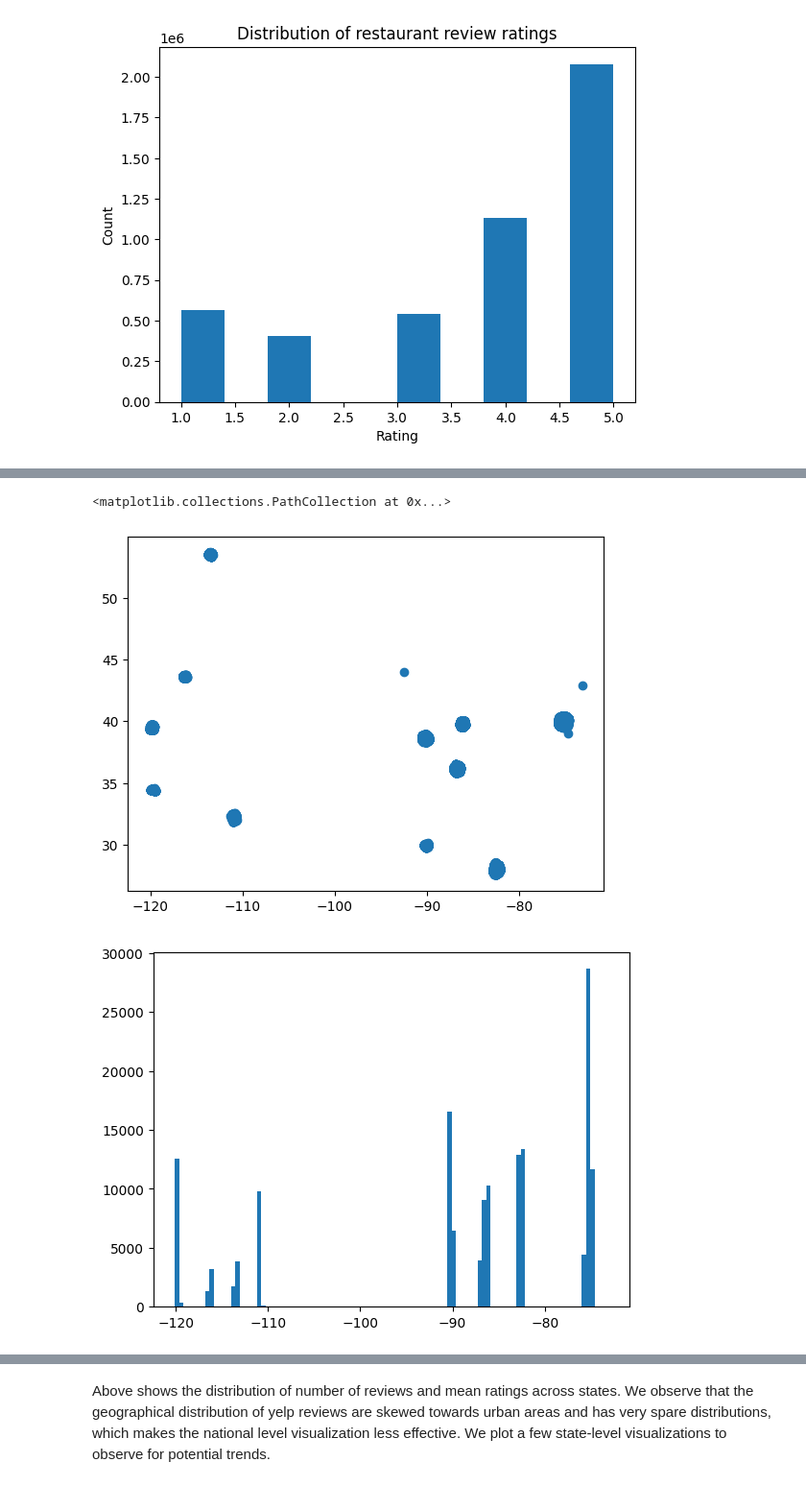
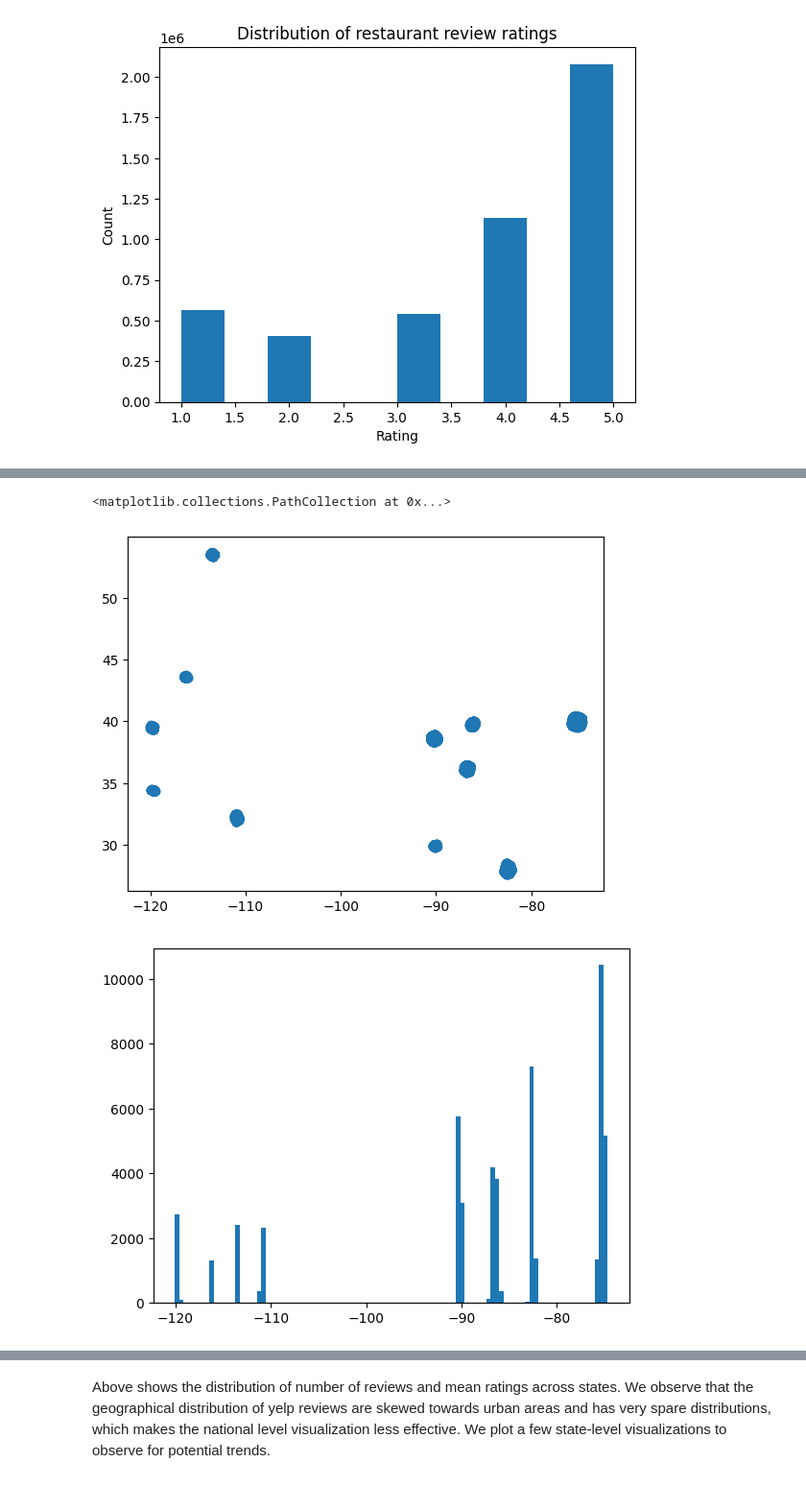
Before and after one commit to zihaohugh/SI-618-Final-Project, a Jupyter notebook: draft.ipynb, the cells around one changed output, grey strips where cells are left out. Shown: that part at 96% size. Saved outputs shown, nothing was run; the diff lists cells and outputs as text; code cells hidden in the pictures.

```diff
--- a/draft.ipynb
+++ b/draft.ipynb
@@ -185,4 +210,4 @@ memory usage: 17.2+ MB
 # %%
 #convert string to dictionary
-business_df['hours'] = business_df['hours'].apply(
+restaurant_df['hours'] = restaurant_df['hours'].apply(
     lambda x: None if pd.isnull(x) else eval(x))
@@ -252,10 +283,10 @@ map boundary = [39.696345, 40.4497479, -75.799287, -74.7660475597]
 # %%
-plt.scatter(business_df['longitude'], business_df['latitude'])
+plt.scatter(restaurant_df['longitude'], restaurant_df['latitude'])
 # %% [output]
 <matplotlib.collections.PathCollection at 0x...>
-[figure, old version]
+[figure, new version]
 # %%
-_ = plt.hist(business_df['longitude'], bins = 100)
+_ = plt.hist(restaurant_df['longitude'], bins = 100)
 # %% [output]
-[figure, old version]
+[figure, new version]
 # %%
```
Also changed, not shown: parts of 15 cells of this notebook, 1 other file.
